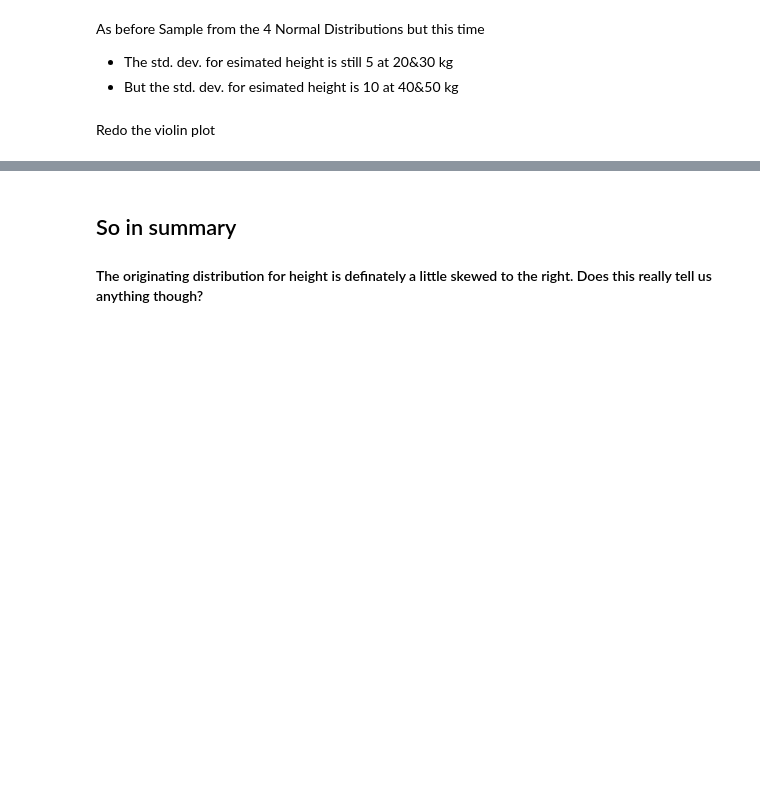
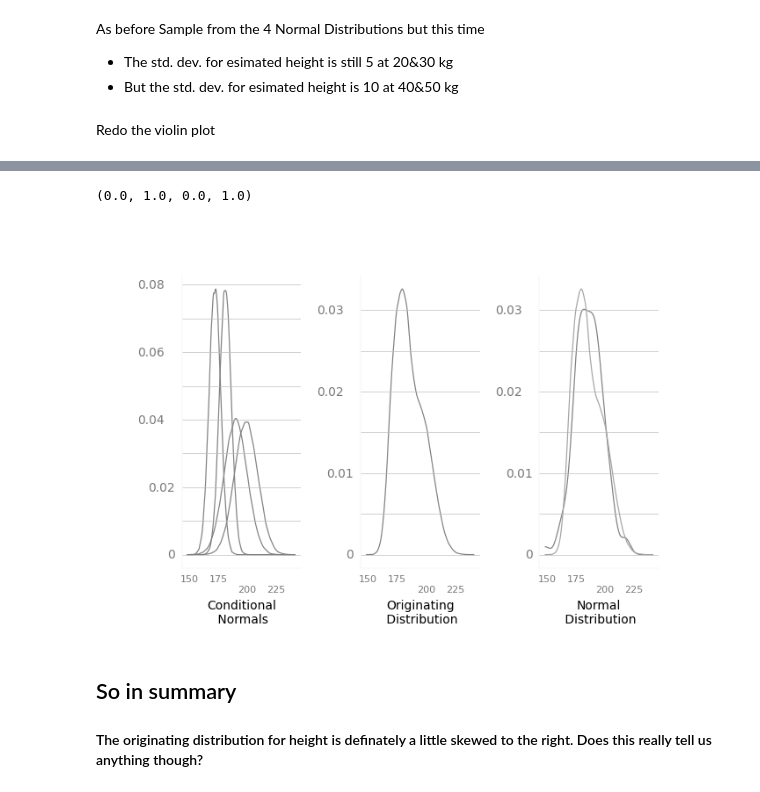
Before and after one commit to steed360/Data-Analysis, a Jupyter notebook: a_Regression_Errors.ipynb, the cells around one changed output, grey strips where cells are left out. Cells and saved outputs as stored; diff of their text form; code cells hidden in the pictures; blank space fills up the shorter version.

```diff
--- a/a_Regression_Errors.ipynb
+++ b/a_Regression_Errors.ipynb
@@ -440,3 +440,72 @@ fig
+# %%
+t = theme(
+          # Overrides
+          axis_title_y = element_text(angle = 90, va = 'bottom', ha = 'left', size = 13, color = GRAY3, y = 0.8),
+          axis_title_x = element_text(  size = 13, color = GRAY3, x=0.8),
+          #panel_grid_major_y=element_blank(),
+          panel_grid_major_x=element_blank(),
+          panel_grid_minor_x=element_blank(),
+          axis_text_y = element_text( color=GRAY5, size=10)  ,
+          axis_text_x = element_text( color=GRAY5, size=8)  ,
+          legend_position="none"
+)
+
+# Conditional distributions
+p1 = \
+  (ggplot(df_long, aes(x='value', group='variable') )
+  + geom_density (alpha=0.1, color=GRAY6)
+  + labs(y = "Density     "  , x = "Given Weight (kg)")
+  + scale_x_continuous(limit = [150, 220])
+   +SWD_theme() + t
+)
+
+# Originating distribution
+p2 = \
+  (ggplot(df_long, aes(x='value'))
+  + geom_density (alpha=0.1,  color=GRAY6)
+  + labs(y = "Density     "  , x = "Given Weight (kg)")
+  +SWD_theme() + t
+)
+
+# Normal Distribution
+p3 = \
+  (ggplot(df_Normal, aes(x='value'))
+  + geom_density (alpha=0.1,  color=GRAY6)
+  + geom_density (df_long, aes(x='value'), color=GRAY8 )
+  + labs(y = "Density     "  , x = "Given Weight (kg)")
+  +SWD_theme() + t
+)
+
+# Empty plotnine figure to place the subplots on. Needs junk data (for backend "copy" reasons).
+fig = (ggplot()+geom_blank(data=df) +theme_void()).draw(show=False, return_ggplot=False)
+
+# Create gridspec for adding subpanels to the blank figure
+gs = gridspec.GridSpec(1, 3)
+ax1 = fig.add_subplot(gs[0,0])
+ax2 = fig.add_subplot(gs[0,1])
+ax3 = fig.add_subplot(gs[0,2])
+
+gs.update(wspace=0.5, hspace=0.05) # set the spacing between axes.
+
+# Add subplots to the figure
+_=p1._draw_using_figure(fig, [ax1])
+_=p2._draw_using_figure(fig, [ax2] )
+_=p3._draw_using_figure(fig, [ax3] )
+
+fig.dpi = 100
+width_in = 7
+fig.set_size_inches(width_in , width_in/1.62)
+
+# X axis labels.
+fig.axes[1].set_xlabel ('Conditional\n Normals')
+fig.axes[2].set_xlabel ('Originating\n Distribution')
+fig.axes[3].set_xlabel ('Normal\n Distribution')
+
+ax0 = fig.add_axes( (0,0,1,1))
+ax0.axis('Off') # don't draw anything.
+# %% [output]
+(0.0, 1.0, 0.0, 1.0)
+[figure, added]
 # %% [markdown]
 ## So in summary
 #### The originating distribution for height is definately a little skewed to the right.  Does this really tell us anything though?
```
Also changed, not shown: parts of 5 cells of this notebook.
